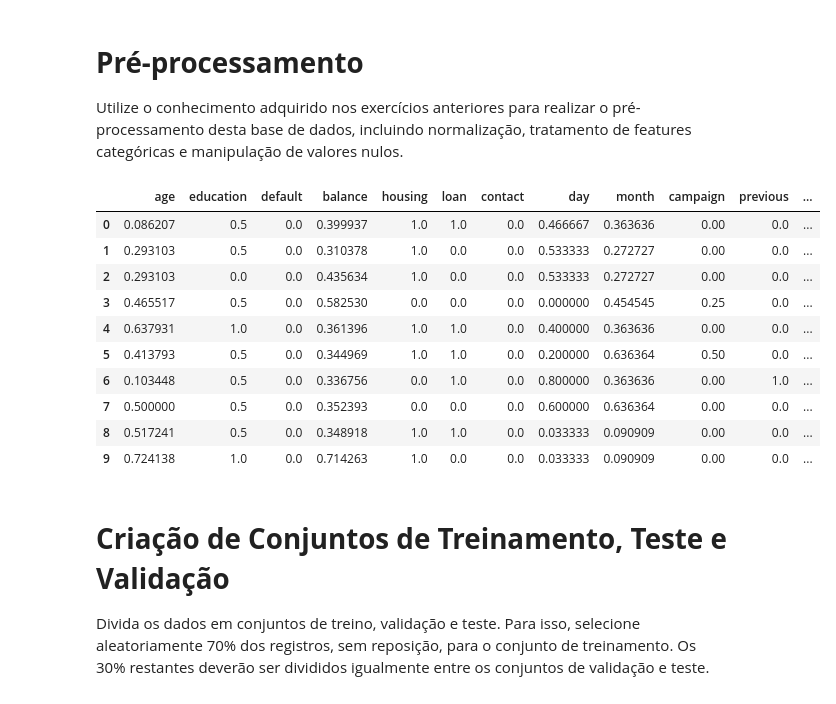
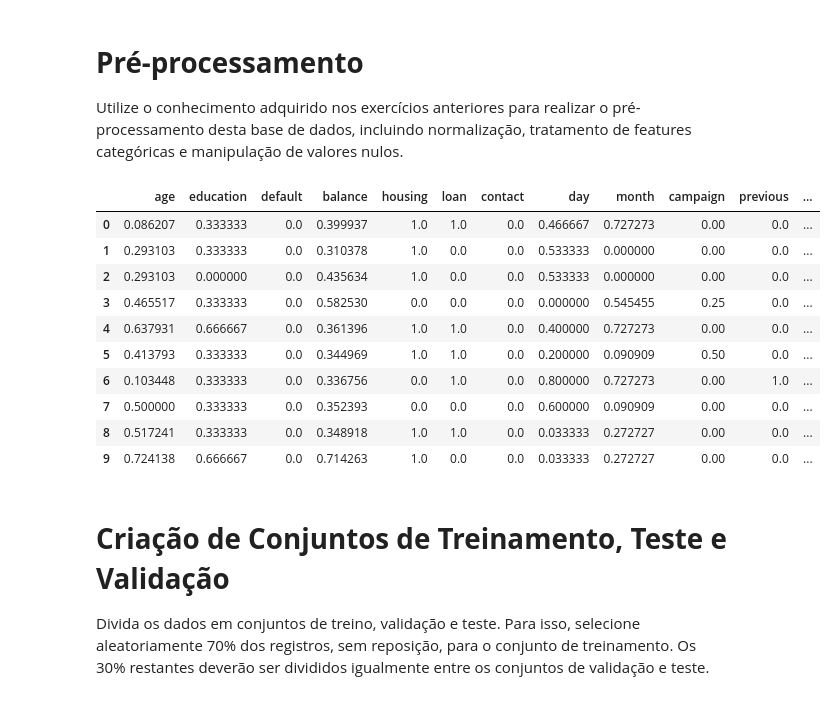
Before and after one commit to Mr-Barros/ENG4502, a Jupyter notebook: Assignment3/Notebook_ArvoreDecisao_33B.ipynb, the cells around one changed output. Saved outputs shown, nothing was run; the diff lists cells and outputs as text; code cells hidden in the pictures.

```diff
--- a/Assignment3/Notebook_ArvoreDecisao_33B.ipynb
+++ b/Assignment3/Notebook_ArvoreDecisao_33B.ipynb
@@ -106,15 +109,8 @@ Name: count, dtype: int64
 
 Utilize o conhecimento adquirido nos exercícios anteriores para realizar o pré-processamento desta base de dados, incluindo normalização, tratamento de features categóricas e manipulação de valores nulos.
 # %%
-def pre_process(df):
-    # treating outliers
-    for column in ['age', 'balance', 'day', 'campaign', 'previous']:
-        Q1 = df[column].quantile(0.25)
-        Q3 = df[column].quantile(0.75)
-        IQR = Q3 - Q1
-        df = df[(df[column] < (Q3 + 1.5 * IQR)) & (df[column] > (Q1 - 1.5 * IQR))]
-
-    df.loc[df['education'] == 'unknown', 'education'] = 'secondary'
+oe_education = OrdinalEncoder()
+oe_month = OrdinalEncoder()
 
 le_default = LabelEncoder()
 le_housing = LabelEncoder()
@@ -133,43 +129,43 @@ for column in ['age', 'balance', 'day', 'campaign', 'previous']:
     df = df[(df[column] < (Q3 + 1.5 * IQR)) & (df[column] > (Q1 - 1.5 * IQR))]
 
     df['default'] = le_default.fit_transform(df['default'])
     df['housing'] = le_housing.fit_transform(df['housing'])
     df['loan'] = le_loan.fit_transform(df['loan'])
     df['contact'] = le_contact.fit_transform(df['contact'])
     if 'y' in df.columns:
         df['y'] = le_y.fit_transform(df['y'])
 
 df['education'] = oe_education.fit_transform(df[['education']])
 df['month'] = oe_month.fit_transform(df[['month']])
 
 df['default'] = le_default.fit_transform(df['default'])
 df['housing'] = le_housing.fit_transform(df['housing'])
 df['loan'] = le_loan.fit_transform(df['loan'])
 df['contact'] = le_contact.fit_transform(df['contact'])
 df['y'] = le_y.fit_transform(df['y'])
 
 poutcome = ohe.fit_transform(df[['poutcome']])
 df_poutcome = pd.DataFrame(poutcome, columns=ohe.get_feature_names_out(['poutcome']))
 df.drop(columns=['poutcome'], axis = 1, inplace = True)
 df.reset_index(drop=True, inplace=True)
 df_poutcome.reset_index(drop=True, inplace=True)
 df = pd.concat([df, df_poutcome], axis = 1)
 
 df[df.columns] = scaler.fit_transform(df[df.columns])
 
 df.head(10)
 # %% [output]
 |  | age | education | default | balance | housing | loan | contact | day | month | campaign | previous | ... |
-| 0 | 0.086207 | 0.5 | 0.0 | 0.399937 | 1.0 | 1.0 | 0.0 | 0.466667 | 0.363636 | 0.00 | 0.0 | ... |
-| 1 | 0.293103 | 0.5 | 0.0 | 0.310378 | 1.0 | 0.0 | 0.0 | 0.533333 | 0.272727 | 0.00 | 0.0 | ... |
-| 2 | 0.293103 | 0.0 | 0.0 | 0.435634 | 1.0 | 0.0 | 0.0 | 0.533333 | 0.272727 | 0.00 | 0.0 | ... |
-| 3 | 0.465517 | 0.5 | 0.0 | 0.582530 | 0.0 | 0.0 | 0.0 | 0.000000 | 0.454545 | 0.25 | 0.0 | ... |
-| 4 | 0.637931 | 1.0 | 0.0 | 0.361396 | 1.0 | 1.0 | 0.0 | 0.400000 | 0.363636 | 0.00 | 0.0 | ... |
-| 5 | 0.413793 | 0.5 | 0.0 | 0.344969 | 1.0 | 1.0 | 0.0 | 0.200000 | 0.636364 | 0.50 | 0.0 | ... |
-| 6 | 0.103448 | 0.5 | 0.0 | 0.336756 | 0.0 | 1.0 | 0.0 | 0.800000 | 0.363636 | 0.00 | 1.0 | ... |
-| 7 | 0.500000 | 0.5 | 0.0 | 0.352393 | 0.0 | 0.0 | 0.0 | 0.600000 | 0.636364 | 0.00 | 0.0 | ... |
-| 8 | 0.517241 | 0.5 | 0.0 | 0.348918 | 1.0 | 1.0 | 0.0 | 0.033333 | 0.090909 | 0.00 | 0.0 | ... |
-| 9 | 0.724138 | 1.0 | 0.0 | 0.714263 | 1.0 | 0.0 | 0.0 | 0.033333 | 0.090909 | 0.00 | 0.0 | ... |
+| 0 | 0.086207 | 0.333333 | 0.0 | 0.399937 | 1.0 | 1.0 | 0.0 | 0.466667 | 0.727273 | 0.00 | 0.0 | ... |
+| 1 | 0.293103 | 0.333333 | 0.0 | 0.310378 | 1.0 | 0.0 | 0.0 | 0.533333 | 0.000000 | 0.00 | 0.0 | ... |
+| 2 | 0.293103 | 0.000000 | 0.0 | 0.435634 | 1.0 | 0.0 | 0.0 | 0.533333 | 0.000000 | 0.00 | 0.0 | ... |
+| 3 | 0.465517 | 0.333333 | 0.0 | 0.582530 | 0.0 | 0.0 | 0.0 | 0.000000 | 0.545455 | 0.25 | 0.0 | ... |
+| 4 | 0.637931 | 0.666667 | 0.0 | 0.361396 | 1.0 | 1.0 | 0.0 | 0.400000 | 0.727273 | 0.00 | 0.0 | ... |
+| 5 | 0.413793 | 0.333333 | 0.0 | 0.344969 | 1.0 | 1.0 | 0.0 | 0.200000 | 0.090909 | 0.50 | 0.0 | ... |
+| 6 | 0.103448 | 0.333333 | 0.0 | 0.336756 | 0.0 | 1.0 | 0.0 | 0.800000 | 0.727273 | 0.00 | 1.0 | ... |
+| 7 | 0.500000 | 0.333333 | 0.0 | 0.352393 | 0.0 | 0.0 | 0.0 | 0.600000 | 0.090909 | 0.00 | 0.0 | ... |
+| 8 | 0.517241 | 0.333333 | 0.0 | 0.348918 | 1.0 | 1.0 | 0.0 | 0.033333 | 0.272727 | 0.00 | 0.0 | ... |
+| 9 | 0.724138 | 0.666667 | 0.0 | 0.714263 | 1.0 | 0.0 | 0.0 | 0.033333 | 0.272727 | 0.00 | 0.0 | ... |
 # %% [markdown]
 # **Criação de Conjuntos de Treinamento, Teste e Validação**
 
```
Also changed, not shown: parts of 6 cells of this notebook, 1 other file.
